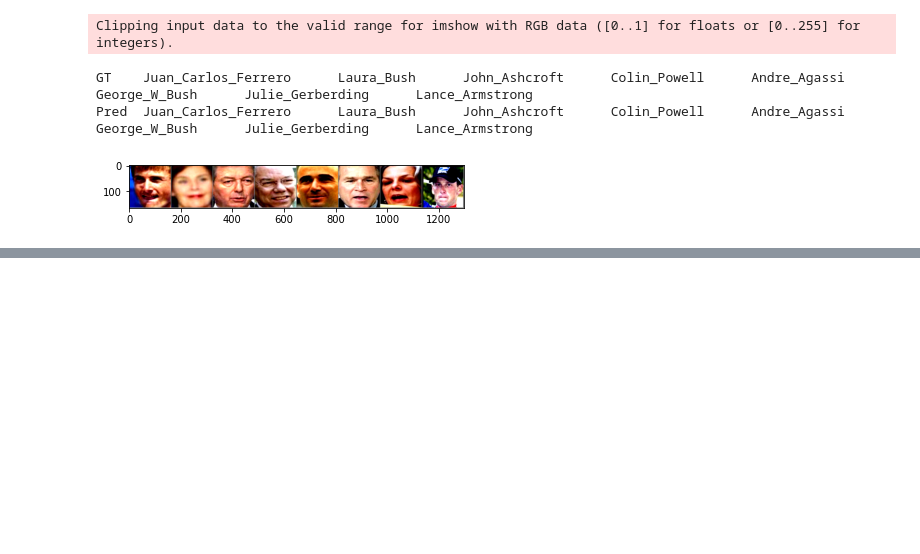
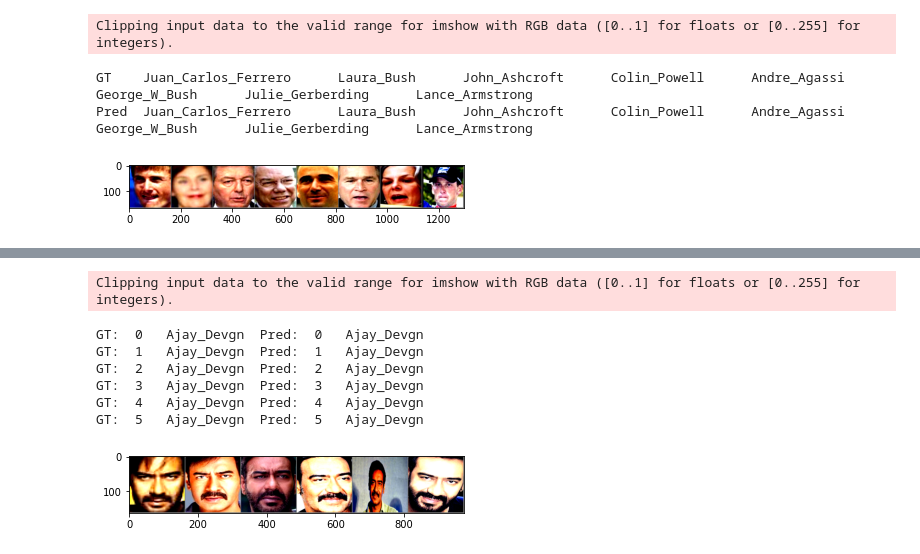
Before and after one commit to gdeotale/E4P2, a Jupyter notebook: Assignment4/Training/Main.ipynb, the cells around one changed output, grey strips where cells are left out. Drawn from its saved outputs; the diff is of its cells as text; code cells hidden in the pictures; blank space fills up the shorter version.

```diff
--- a/Assignment4/Training/Main.ipynb
+++ b/Assignment4/Training/Main.ipynb
@@ -411,0 +453,14 @@ Pred  Juan_Carlos_Ferrero      Laura_Bush      John_Ashcroft      Colin_Powell
+# %%
+images0, label0, pred0 = fun('Ajay_Devgn', testloader1)
+general_utils.imshow(torchvision.utils.make_grid(images0))
+for j in range(0, 6):
+  print('GT: ', j, ' ', classes[label0[j]],' Pred: ', j, ' ', classes[pred0[j]])
+# %% [output]
+Clipping input data to the valid range for imshow with RGB data ([0..1] for floats or [0..255] for integers).
+GT:  0   Ajay_Devgn  Pred:  0   Ajay_Devgn
+GT:  1   Ajay_Devgn  Pred:  1   Ajay_Devgn
+GT:  2   Ajay_Devgn  Pred:  2   Ajay_Devgn
+GT:  3   Ajay_Devgn  Pred:  3   Ajay_Devgn
+GT:  4   Ajay_Devgn  Pred:  4   Ajay_Devgn
+GT:  5   Ajay_Devgn  Pred:  5   Ajay_Devgn
+[figure, added]
```
Also changed, not shown: parts of 15 cells of this notebook, 1 other file.
